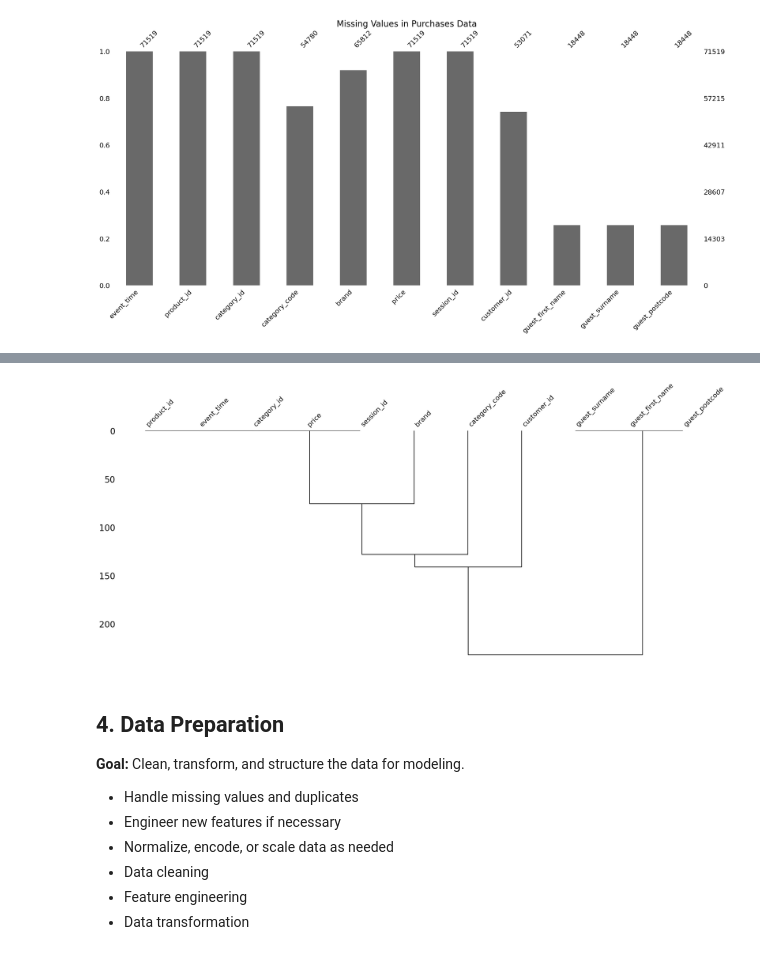
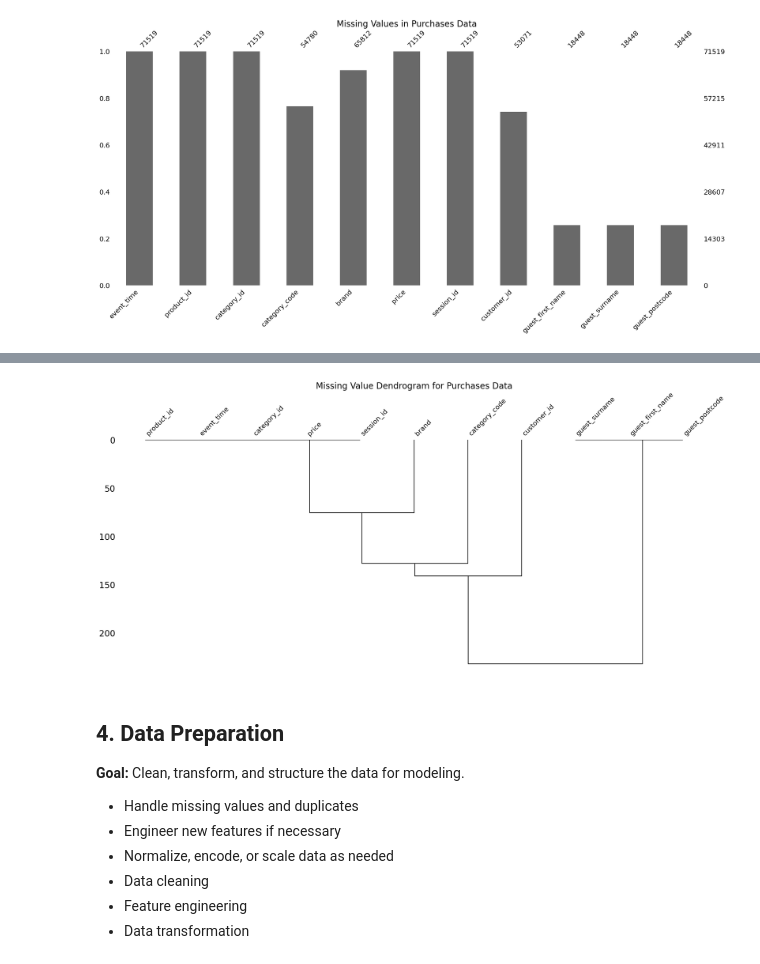
Before and after one commit to chrispaynes/OSDSC-Portfolio, a Jupyter notebook: analytics/customer_identification/main.ipynb, the cells around one changed output, grey strips where cells are left out. Saved outputs shown, nothing was run; the diff lists cells and outputs as text; code cells hidden in the pictures.

Commit message:
dendrogram analysis

```diff
--- a/analytics/customer_identification/main.ipynb
+++ b/analytics/customer_identification/main.ipynb
@@ -432,8 +433,39 @@ _ = plt.show()
-# %%
-msno.dendrogram(purchases_eda_pdf)
-_ = plt.show()
-# %% [output]
-[figure, removed]
+# %%
+"""
+This dendrogram shows the hierarchical clustering of missing value patterns in the purchases dataset.
+The Y-axis represents the dissimilarity distance between clusters
+    - the higher the connection, the more dissimilar the missing value patterns are:
+
+1. Core Transaction Cluster (Distance ≈ 0):
+- `product_id`, `event_time`, `category_id`, `price`, and `session_id` are grouped together
+- The near-zero distance indicates identical patterns (no missing values)
+- These are the core transaction fields that are always present
+- Perfect similarity in their completeness patterns
+
+2. Product Metadata Cluster (Distance ≈ 75-100):
+- `brand` and `category_code` are clustered together
+- The moderate distance suggests related but not identical missing patterns
+- indicates some independence in how these fields are populated
+
+3. Customer Information Clusters:
+- Guest fields (`guest_first_name`, `guest_surname`, `guest_postcode`) connect at distance ≈ 0
+- Shows they're perfectly correlated in their missing patterns (always missing or present together)
+- `customer_id` connects at distance ≈ 150-200
+- The large distance indicates strong dissimilarity or complementary relationship with guest fields
+- This makes sense as records have either guest info OR customer_id, never both
+
+Insights:
+1. The distance metric on the Y-axis quantifies the strength of relationships between missing value patterns
+2. Perfect similarity (distance = 0) indicates fields that are always missing or present together
+3. Maximum distance (≈200) suggests completely different or opposite missing patterns
+4. The hierarchy and distances could inform strategies for handling missing values
+
+"""
+msno.dendrogram(purchases_eda_pdf)
+plt.title('Missing Value Dendrogram for Purchases Data', fontsize=20)
+_ = plt.show()
+# %% [output]
+[figure, added]
 # %%
 k = 10
 category_data = purchases_eda_df\
```
Also changed, not shown: parts of 1 cell of this notebook.
